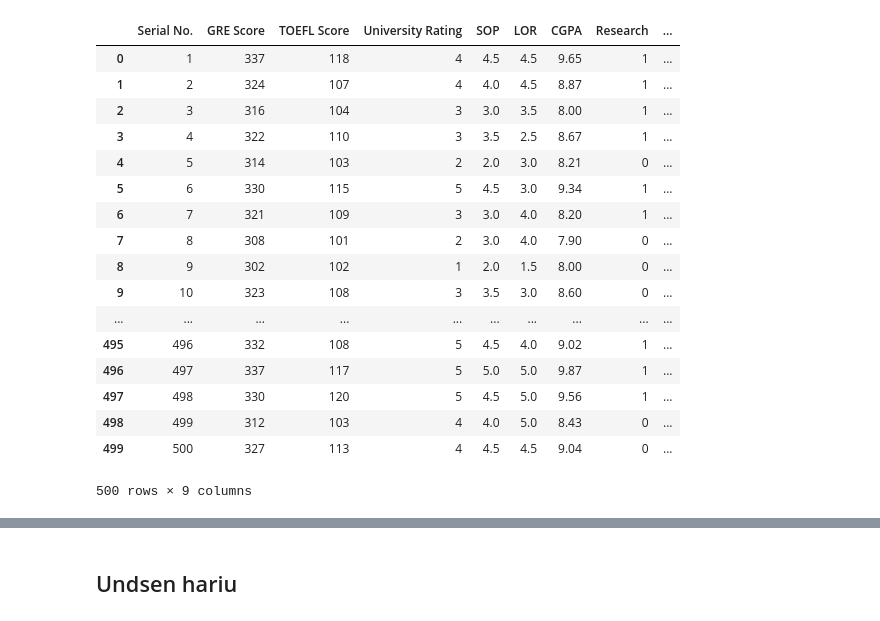
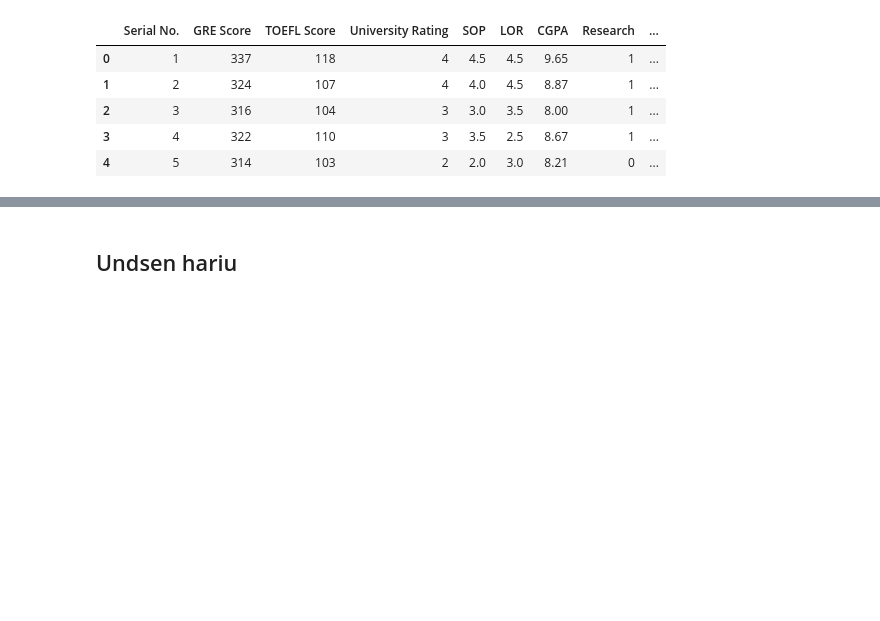
Before and after one commit to nmit-406/image-processing-labs, a Jupyter notebook: forward-propa,10-22/khuslen's.ipynb, the cells around one changed output, grey strips where cells are left out. Drawn from its saved outputs; the diff is of its cells as text; code cells hidden in the pictures; blank space fills up the shorter version.

```diff
--- a/forward-propa,10-22/khuslen's.ipynb
+++ b/forward-propa,10-22/khuslen's.ipynb
@@ -4,26 +4,14 @@ import pandas as pd
 # %%
 data = pd.read_csv("Admission_Predict_Ver1.1.csv")
 # %%
-data
+data.head()
 # %% [output]
 |  | Serial No. | GRE Score | TOEFL Score | University Rating | SOP | LOR | CGPA | Research | ... |
 | 0 | 1 | 337 | 118 | 4 | 4.5 | 4.5 | 9.65 | 1 | ... |
 | 1 | 2 | 324 | 107 | 4 | 4.0 | 4.5 | 8.87 | 1 | ... |
 | 2 | 3 | 316 | 104 | 3 | 3.0 | 3.5 | 8.00 | 1 | ... |
 | 3 | 4 | 322 | 110 | 3 | 3.5 | 2.5 | 8.67 | 1 | ... |
 | 4 | 5 | 314 | 103 | 2 | 2.0 | 3.0 | 8.21 | 0 | ... |
-| 5 | 6 | 330 | 115 | 5 | 4.5 | 3.0 | 9.34 | 1 | ... |
-| 6 | 7 | 321 | 109 | 3 | 3.0 | 4.0 | 8.20 | 1 | ... |
-| 7 | 8 | 308 | 101 | 2 | 3.0 | 4.0 | 7.90 | 0 | ... |
-| 8 | 9 | 302 | 102 | 1 | 2.0 | 1.5 | 8.00 | 0 | ... |
-| 9 | 10 | 323 | 108 | 3 | 3.5 | 3.0 | 8.60 | 0 | ... |
-| ... | ... | ... | ... | ... | ... | ... | ... | ... | ... |
-| 495 | 496 | 332 | 108 | 5 | 4.5 | 4.0 | 9.02 | 1 | ... |
-| 496 | 497 | 337 | 117 | 5 | 5.0 | 5.0 | 9.87 | 1 | ... |
-| 497 | 498 | 330 | 120 | 5 | 4.5 | 5.0 | 9.56 | 1 | ... |
-| 498 | 499 | 312 | 103 | 4 | 4.0 | 5.0 | 8.43 | 0 | ... |
-| 499 | 500 | 327 | 113 | 4 | 4.5 | 4.5 | 9.04 | 0 | ... |
-500 rows × 9 columns
 # %%
 def computeLoss(X1,X2,X3,Y):
     loss=0
```
Also changed, not shown: parts of 3 cells of this notebook.
